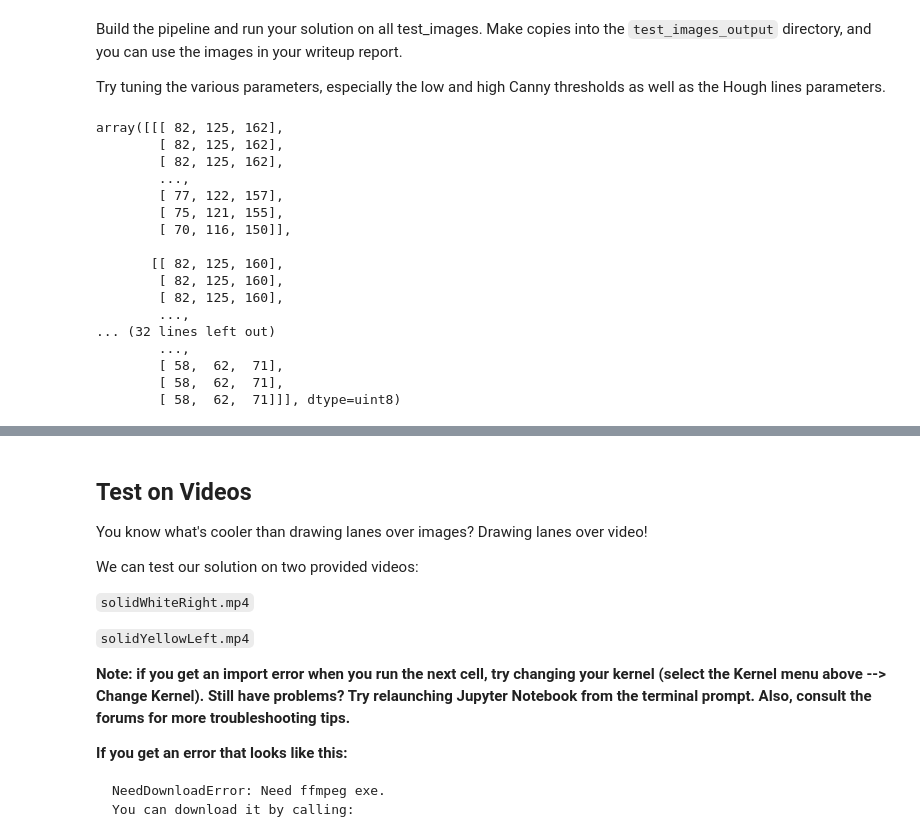
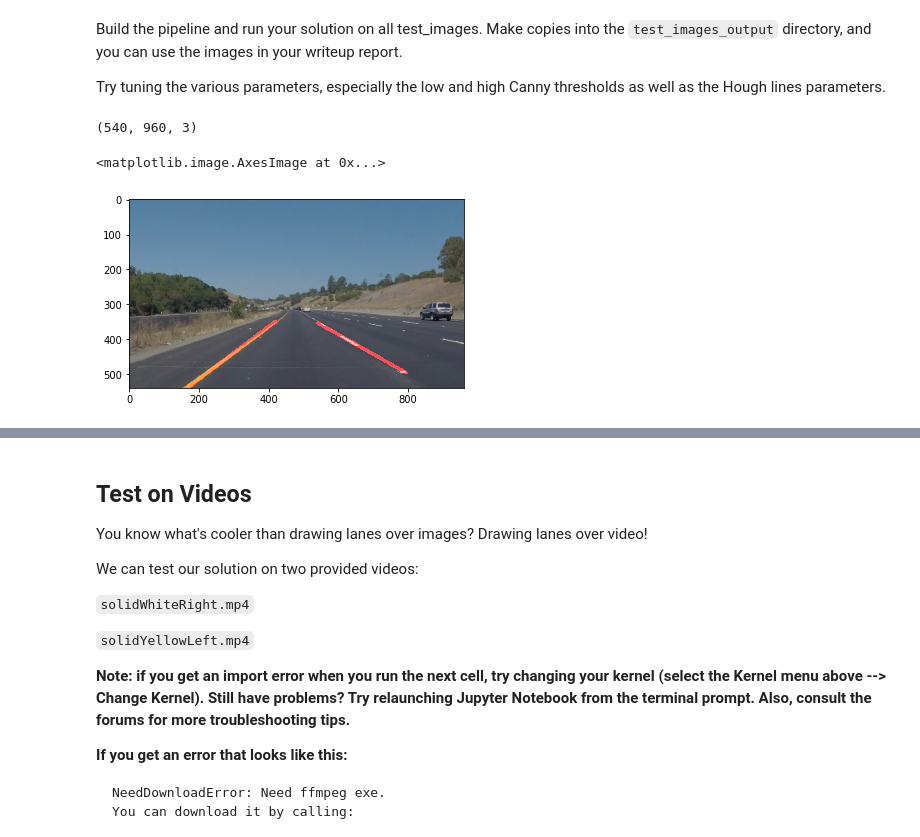
Before and after one commit to clockworks/nd-carnd-laneline-p1, a Jupyter notebook: P1.ipynb, the cells around one changed output, grey strips where cells are left out. Cells and saved outputs as stored; diff of their text form; code cells hidden in the pictures.

```diff
--- a/P1.ipynb
+++ b/P1.ipynb
@@ -257,49 +333,36 @@ def detect_lane_lines_pipeline(image):
     gray_image = grayscale(np_image)
 
     # then apply gauusing bluring to the image
     blur_image = gaussian_blur(gray_image, 7)
 
     # then apply canny edge detection
     edge_image = canny(blur_image, 40, 100)
 
     # turn hough transform result to line and decide the thickness
     imshape = image.shape
-    vertices = np.array([[(120, imshape[0]), (460, 300), (480, 300), (900, imshape[0])]], dtype=np.int32)
+    vertices = np.array([[(120, imshape[0]), (400, 350), (550, 350), (880, imshape[0])]], dtype=np.int32)
     masked_image = region_of_interest(edge_image, vertices)
 
     rho = 1
     theta = np.pi / 180
     threshold = 1
     min_line_len = 8
     max_line_gap = 4
 
     # then apply hough transformation line detection
     hough_line_image = hough_lines(masked_image, rho, theta, threshold, min_line_len, max_line_gap)
 
     # ?? apply hough transform result to initial image
     initial_img = np.copy(np_image)
     weighted_hough_line_image = weighted_img(hough_line_image, initial_img, α=0.8, β=1.0, λ=0.)
 
     return weighted_hough_line_image
 
 
 image = mpimg.imread("./test_images/solidYellowCurve.jpg")
-detect_lane_lines_pipeline(image)
+print(image.shape)
+plt.imshow(detect_lane_lines_pipeline(image))
 # %% [output]
-array([[[ 82, 125, 162],
-        [ 82, 125, 162],
-        [ 82, 125, 162],
-        ...,
-        [ 77, 122, 157],
-        [ 75, 121, 155],
-        [ 70, 116, 150]],
-
-       [[ 82, 125, 160],
-        [ 82, 125, 160],
-        [ 82, 125, 160],
-        ...,
-... (32 lines left out)
-        ...,
-        [ 58,  62,  71],
-        [ 58,  62,  71],
-        [ 58,  62,  71]]], dtype=uint8)
+(540, 960, 3)
+<matplotlib.image.AxesImage at 0x...>
+[figure, added]
```
Also changed, not shown: parts of 13 cells of this notebook, 5 other files.
